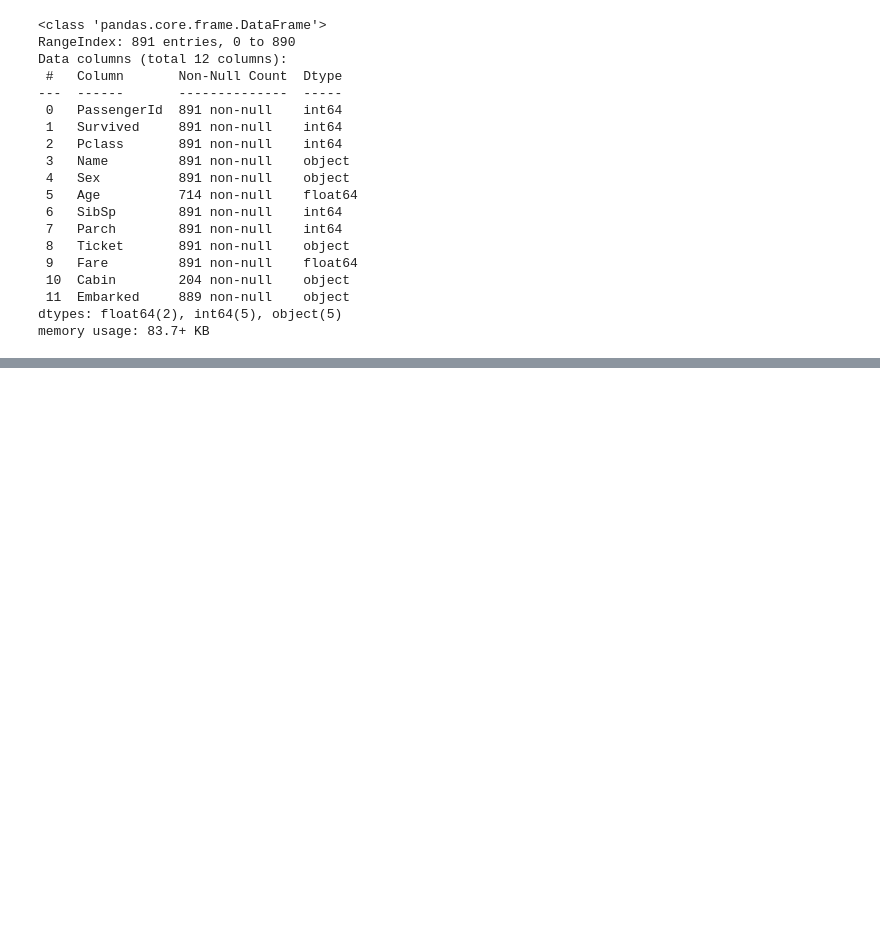
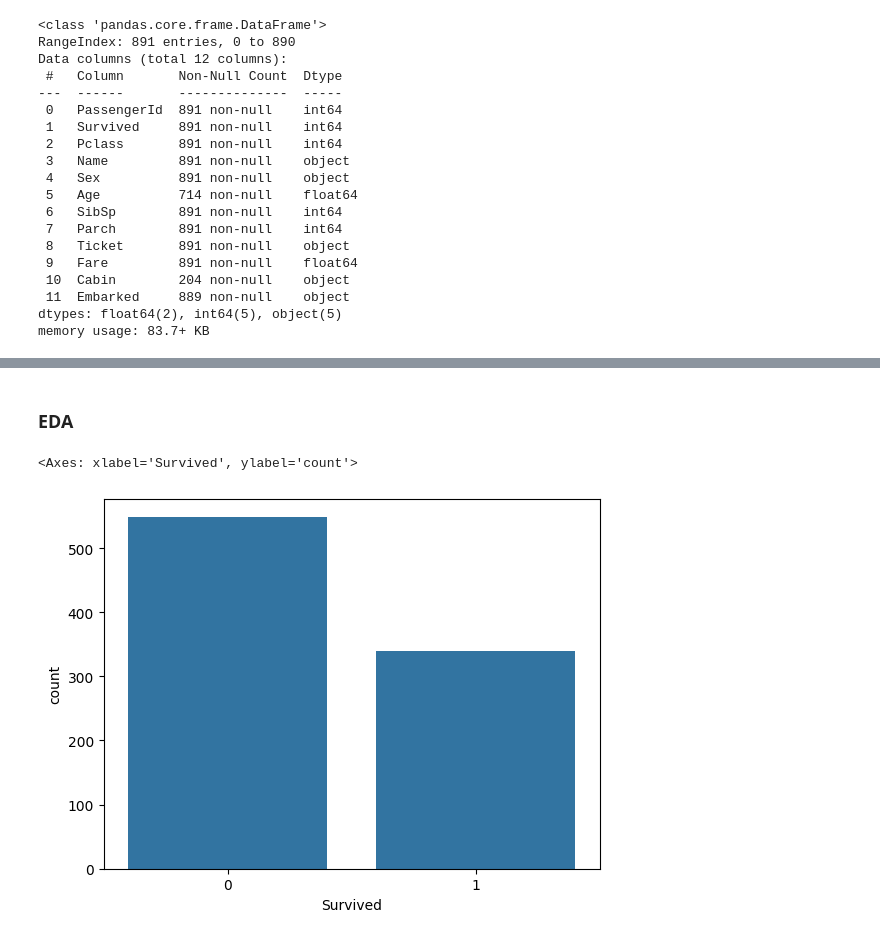
Before and after one commit to ashmi721/Data_Science_Class, a Jupyter notebook: Machine Learning/Supervised/Classification/DecisionTree_classifier.ipynb, the cells around one changed output, grey strips where cells are left out. Cells and saved outputs as stored; diff of their text form; code cells hidden in the pictures; blank space fills up the shorter version.

```diff
--- a/Machine Learning/Supervised/Classification/DecisionTree_classifier.ipynb
+++ b/Machine Learning/Supervised/Classification/DecisionTree_classifier.ipynb
@@ -50,0 +131,16 @@ df.describe()
+# %%
+# write the function to fell the Age with pclass wise.
+def fill_age(col):
+    age = col.iloc[0]
+    pclass = col.iloc[1]
+    if pd.isna(age) and pclass == 1:
+        return 37
+    elif pd.isna(age) and pclass == 2:
+        return 29
+    elif pd.isna(age) and pclass == 3:
+        return 24
+    else:
+        return age
+# %%
+# Apply the function to the dataset
+df['Age']=df[['Age','Pclass']].apply(fill_age,axis='columns')
@@ -50,0 +162,7 @@ df.describe()
+# %% [markdown]
+### EDA
+# %%
+sns.countplot(x = 'Survived',data=df)
+# %% [output]
+<Axes: xlabel='Survived', ylabel='count'>
+[figure, added]
```
Also changed, not shown: parts of 16 cells of this notebook.
